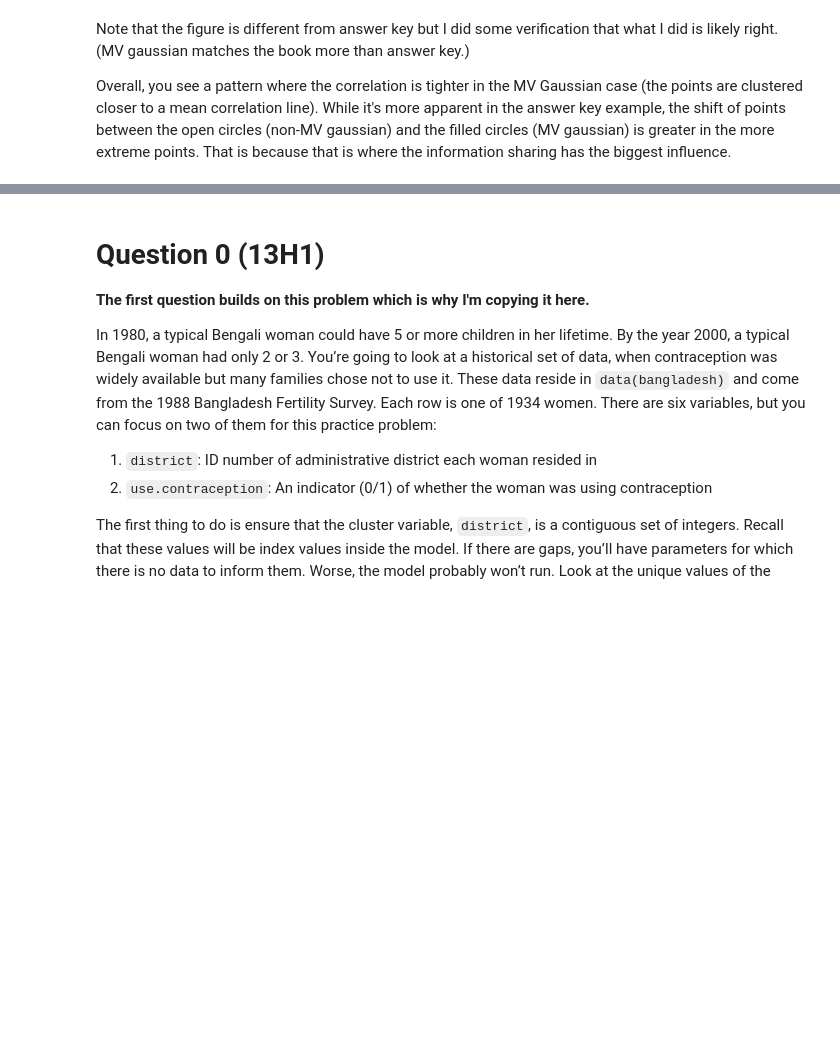
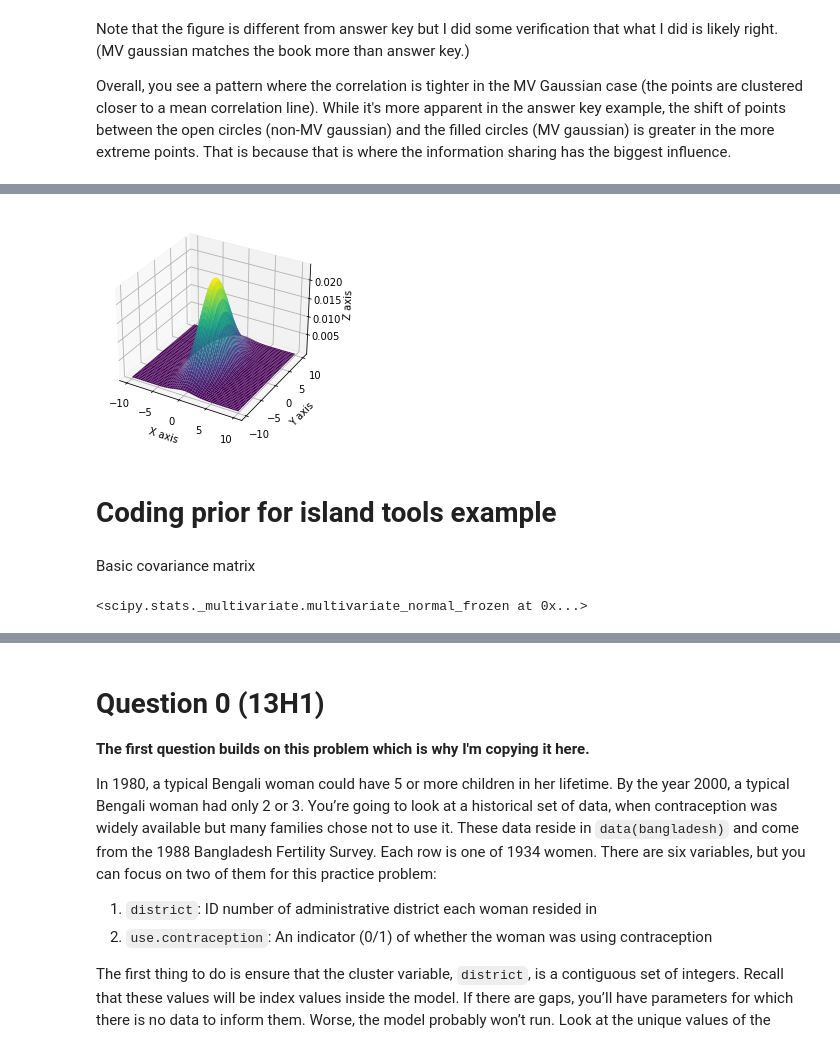
Before and after one commit to benslack19/stats_rethinking, a Jupyter notebook: stats_rethinking_ch14_EOC.ipynb, the cells around one changed output, grey strips where cells are left out. Cells and saved outputs as stored; diff of their text form; code cells hidden in the pictures; blank space fills up the shorter version.

```diff
--- a/stats_rethinking_ch14_EOC.ipynb
+++ b/stats_rethinking_ch14_EOC.ipynb
@@ -425,0 +445,54 @@ Overall, you see a pattern where the correlation is tighter in the MV Gaussian c
+# %%
+# This visualization taken from here
+# https://stackoverflow.com/questions/38698277/plot-normal-distribution-in-3d
+
+import numpy as np
+import matplotlib.pyplot as plt
+from scipy.stats import multivariate_normal
+from mpl_toolkits.mplot3d import Axes3D
+
+#Parameters to set
+mu_x = 0
+variance_x = 3
+
+mu_y = 0
+variance_y = 15
+
+#Create grid and multivariate normal
+x = np.linspace(-10,10,500)
+y = np.linspace(-10,10,500)
+X, Y = np.meshgrid(x,y)
+pos = np.empty(X.shape + (2,))
+pos[:, :, 0] = X; pos[:, :, 1] = Y
+rv = multivariate_normal([mu_x, mu_y], [[variance_x, 0], [0, variance_y]])
+
+#Make a 3D plot
+fig = plt.figure()
+ax = fig.gca(projection='3d')
+ax.plot_surface(X, Y, rv.pdf(pos),cmap='viridis',linewidth=0)
+ax.set_xlabel('X axis')
+ax.set_ylabel('Y axis')
+ax.set_zlabel('Z axis')
+plt.show()
+# %% [output]
+[figure, added]
+# %% [markdown]
+# Coding prior for island tools example
+# %% [markdown]
+Basic covariance matrix
+# %%
+mu_x = 0
+variance_x = 3
+
+mu_y = 0
+variance_y = 15
+
+#Create grid and multivariate normal
+x = np.linspace(-10,10,500)
+y = np.linspace(-10,10,500)
+X, Y = np.meshgrid(x,y)
+pos = np.empty(X.shape + (2,))
+pos[:, :, 0] = X; pos[:, :, 1] = Y
+rv = multivariate_normal([mu_x, mu_y], [[variance_x, 0], [0, variance_y]])
+# %% [output]
+<scipy.stats._multivariate.multivariate_normal_frozen at 0x...>
```
Also changed, not shown: parts of 30 cells of this notebook, 2 other files.
